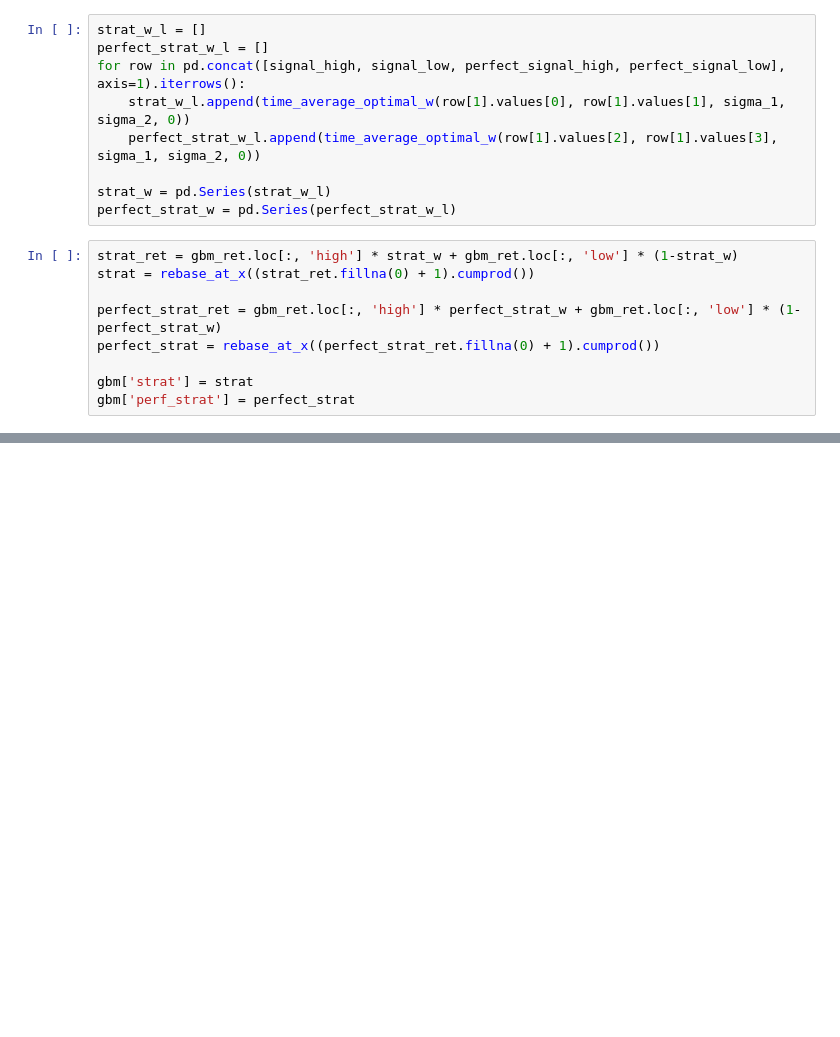
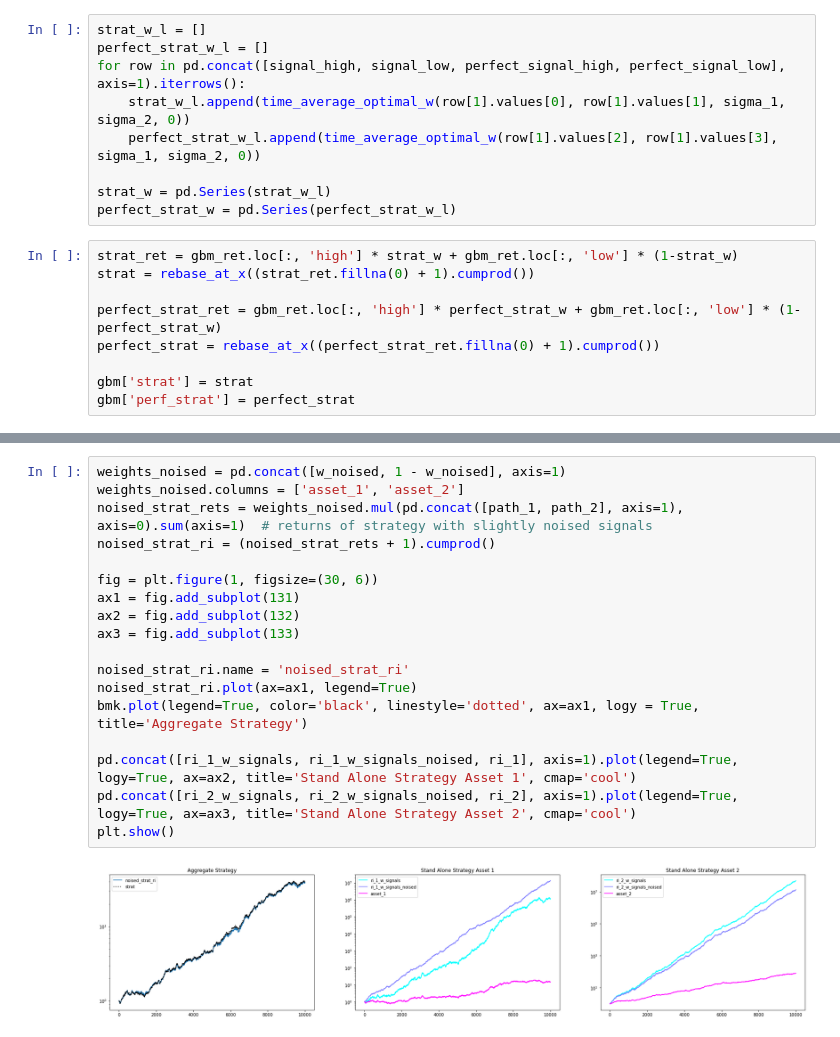
Before and after one commit to lucaberlanda/Magazzino, a Jupyter notebook: Finance/Signals.ipynb, the cells around one changed output, grey strips where cells are left out. Cells and saved outputs as stored; diff of their text form; blank space fills up the shorter version.

```diff
--- a/Finance/Signals.ipynb
+++ b/Finance/Signals.ipynb
@@ -401,0 +273,20 @@ asset = 'B'
+# %%
+weights_noised = pd.concat([w_noised, 1 - w_noised], axis=1)
+weights_noised.columns = ['asset_1', 'asset_2']
+noised_strat_rets = weights_noised.mul(pd.concat([path_1, path_2], axis=1), axis=0).sum(axis=1)  # returns of strategy with slightly noised signals
+noised_strat_ri = (noised_strat_rets + 1).cumprod()
+
+fig = plt.figure(1, figsize=(30, 6))
+ax1 = fig.add_subplot(131)
+ax2 = fig.add_subplot(132)
+ax3 = fig.add_subplot(133)
+
+noised_strat_ri.name = 'noised_strat_ri'
+noised_strat_ri.plot(ax=ax1, legend=True)
+bmk.plot(legend=True, color='black', linestyle='dotted', ax=ax1, logy = True, title='Aggregate Strategy')
+
+pd.concat([ri_1_w_signals, ri_1_w_signals_noised, ri_1], axis=1).plot(legend=True, logy=True, ax=ax2, title='Stand Alone Strategy Asset 1', cmap='cool')
+pd.concat([ri_2_w_signals, ri_2_w_signals_noised, ri_2], axis=1).plot(legend=True, logy=True, ax=ax3, title='Stand Alone Strategy Asset 2', cmap='cool')
+plt.show()
+# %% [output]
+[figure, added]
```
Also changed, not shown: parts of 28 cells of this notebook, 4 other files.
